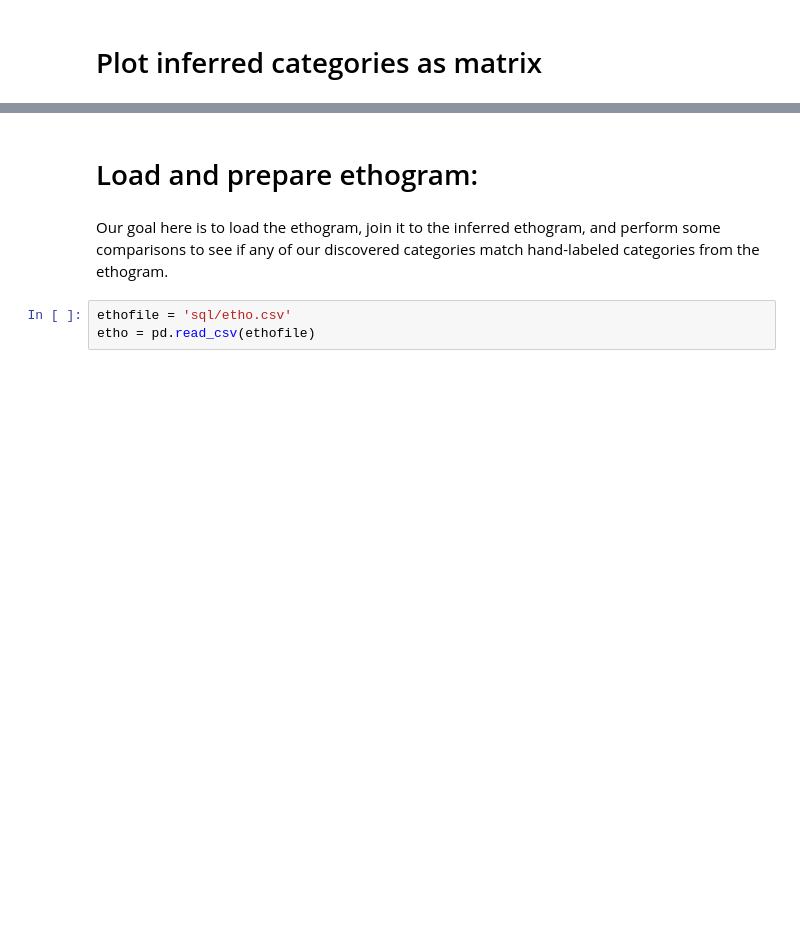
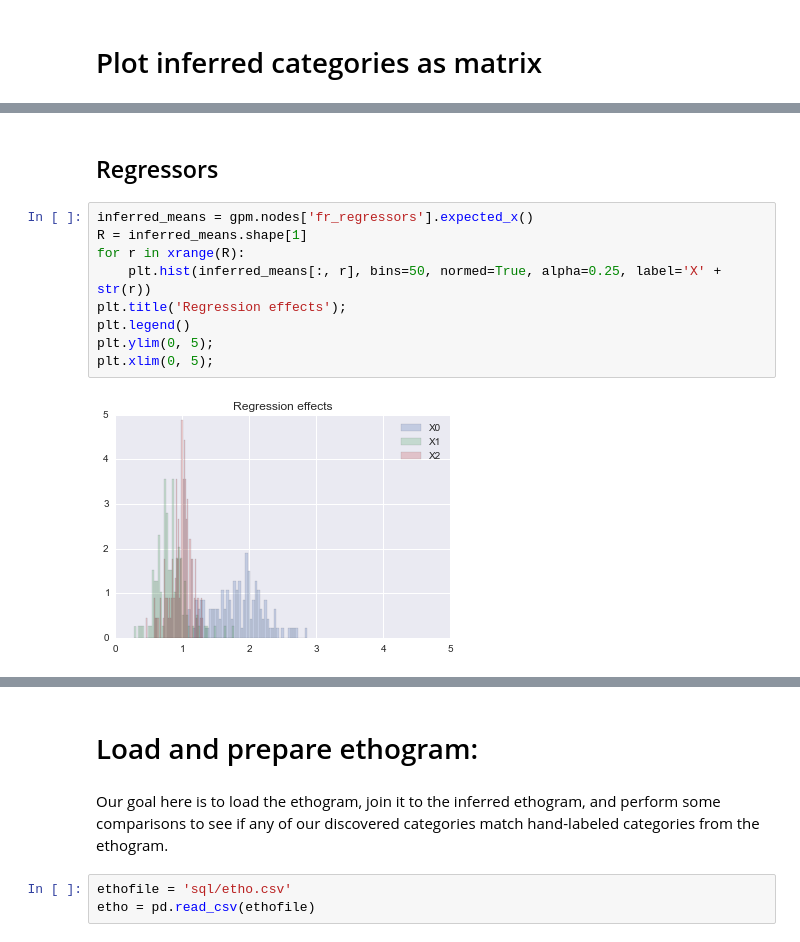
Before and after one commit to pearsonlab/spiketopics, a Jupyter notebook: explore_inferred_etho.ipynb, the cells around one changed output, grey strips where cells are left out. Drawn from its saved outputs; the diff is of its cells as text; blank space fills up the shorter version.

Commit message:
basic analysis in explore_inferred_etho working

```diff
--- a/explore_inferred_etho.ipynb
+++ b/explore_inferred_etho.ipynb
@@ -39,0 +78,13 @@ matshow(df[df['movie'] == 1].iloc[:, 3:].T, vmin=0, vmax=1)
+# %% [markdown]
+## Regressors
+# %%
+inferred_means = gpm.nodes['fr_regressors'].expected_x()
+R = inferred_means.shape[1]
+for r in xrange(R):
+    plt.hist(inferred_means[:, r], bins=50, normed=True, alpha=0.25, label='X' + str(r))
+plt.title('Regression effects');
+plt.legend()
+plt.ylim(0, 5);
+plt.xlim(0, 5);
+# %% [output]
+[figure, added]
```
Also changed, not shown: parts of 19 cells of this notebook.
